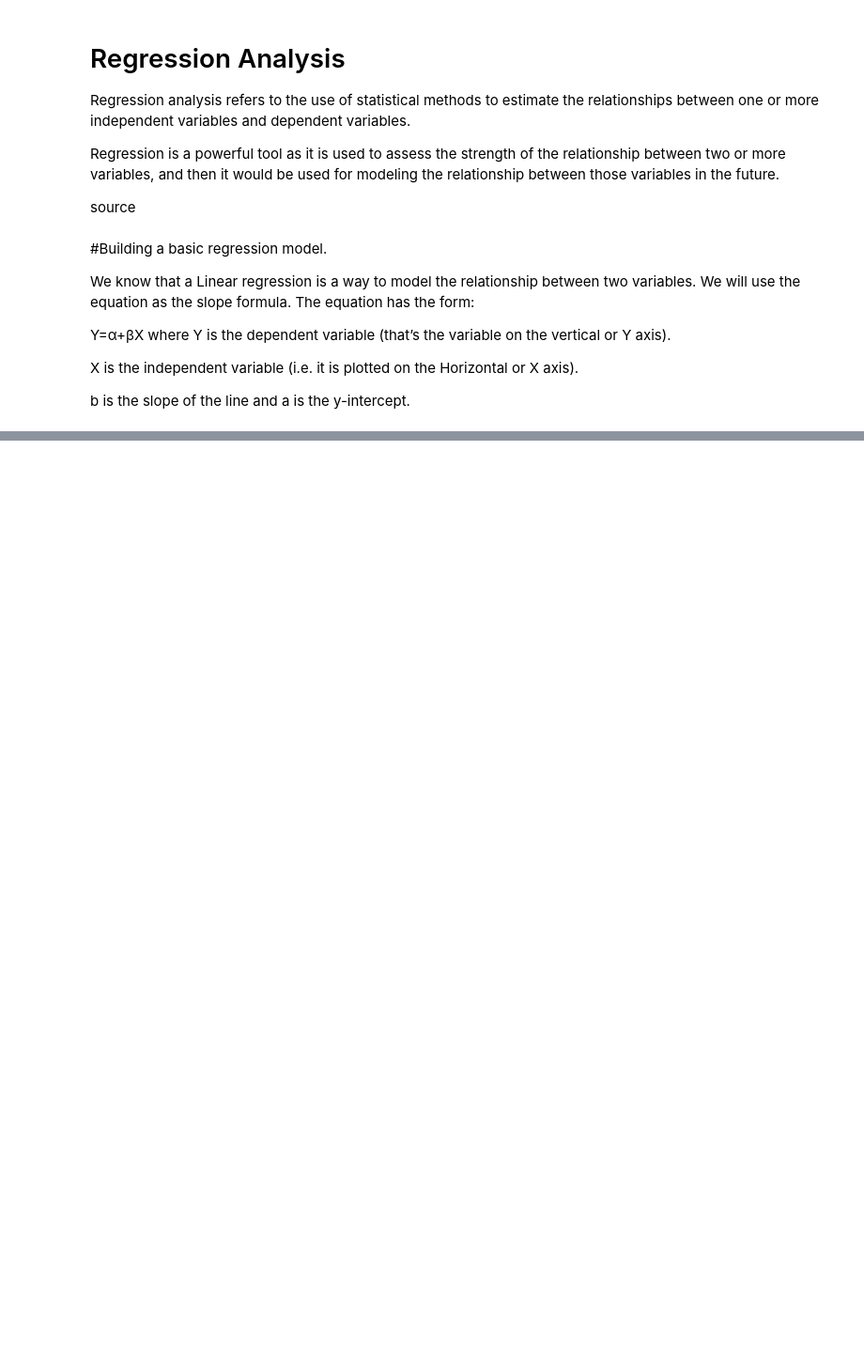
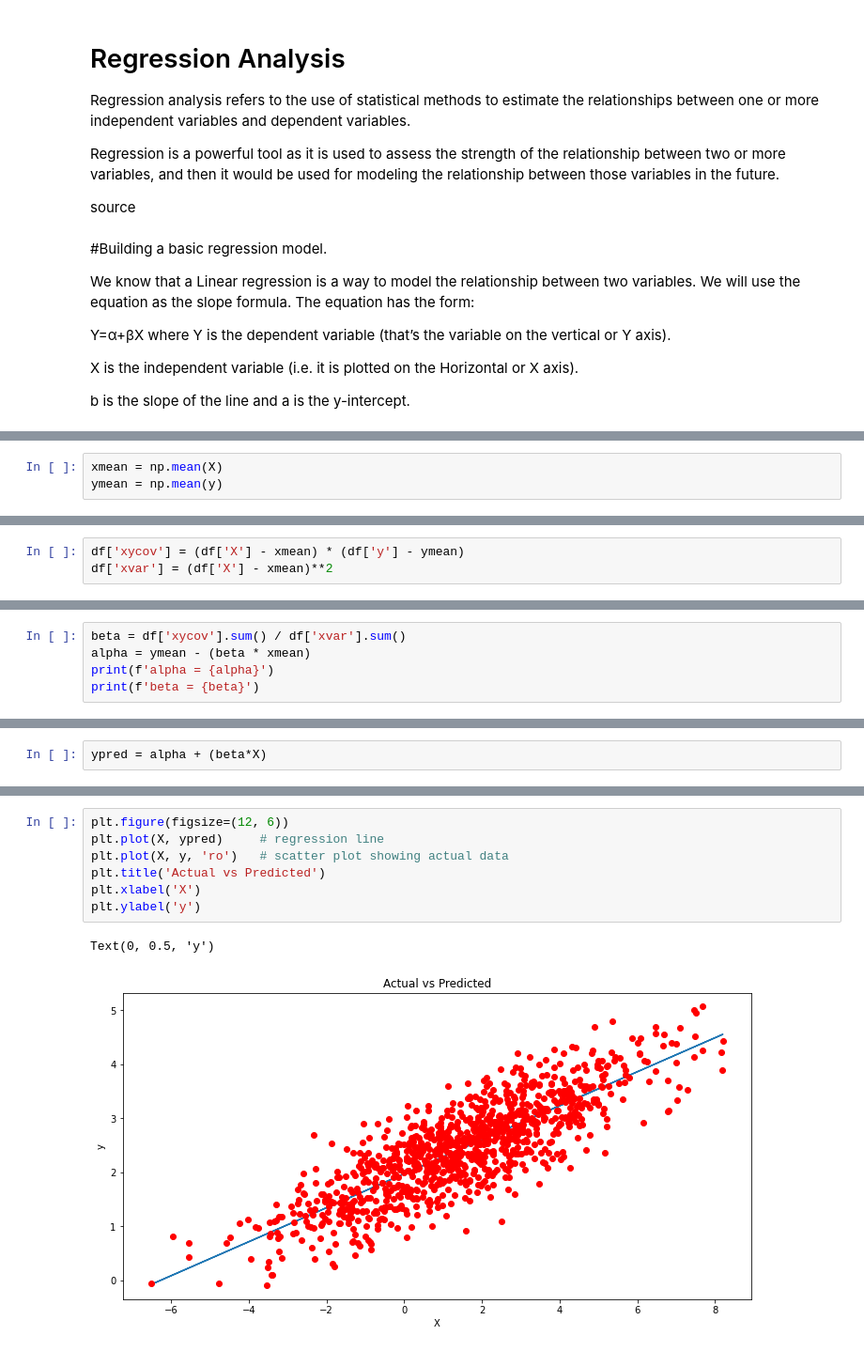
Before and after one commit to thegrouch4413/Predictive-Analysis, a Jupyter notebook: Basic_Regression.ipynb, the cells around one changed output, grey strips where cells are left out. Shown: that part at 94% size. Drawn from its saved outputs; the diff is of its cells as text; blank space fills up the shorter version.

```diff
--- a/Basic_Regression.ipynb
+++ b/Basic_Regression.ipynb
@@ -20,0 +52,3 @@ b is the slope of the line and a is the y-intercept.
+# %%
+xmean = np.mean(X)
+ymean = np.mean(y)
@@ -20,0 +65,3 @@ b is the slope of the line and a is the y-intercept.
+# %%
+df['xycov'] = (df['X'] - xmean) * (df['y'] - ymean)
+df['xvar'] = (df['X'] - xmean)**2
@@ -20,0 +76,5 @@ b is the slope of the line and a is the y-intercept.
+# %%
+beta = df['xycov'].sum() / df['xvar'].sum()
+alpha = ymean - (beta * xmean)
+print(f'alpha = {alpha}')
+print(f'beta = {beta}')
@@ -20,0 +88,2 @@ b is the slope of the line and a is the y-intercept.
+# %%
+ypred = alpha + (beta*X)
@@ -20,0 +96,10 @@ b is the slope of the line and a is the y-intercept.
+# %%
+plt.figure(figsize=(12, 6))
+plt.plot(X, ypred)     # regression line
+plt.plot(X, y, 'ro')   # scatter plot showing actual data
+plt.title('Actual vs Predicted')
+plt.xlabel('X')
+plt.ylabel('y')
+# %% [output]
+Text(0, 0.5, 'y')
+[figure, added]
```
Also changed, not shown: parts of 15 cells of this notebook.
